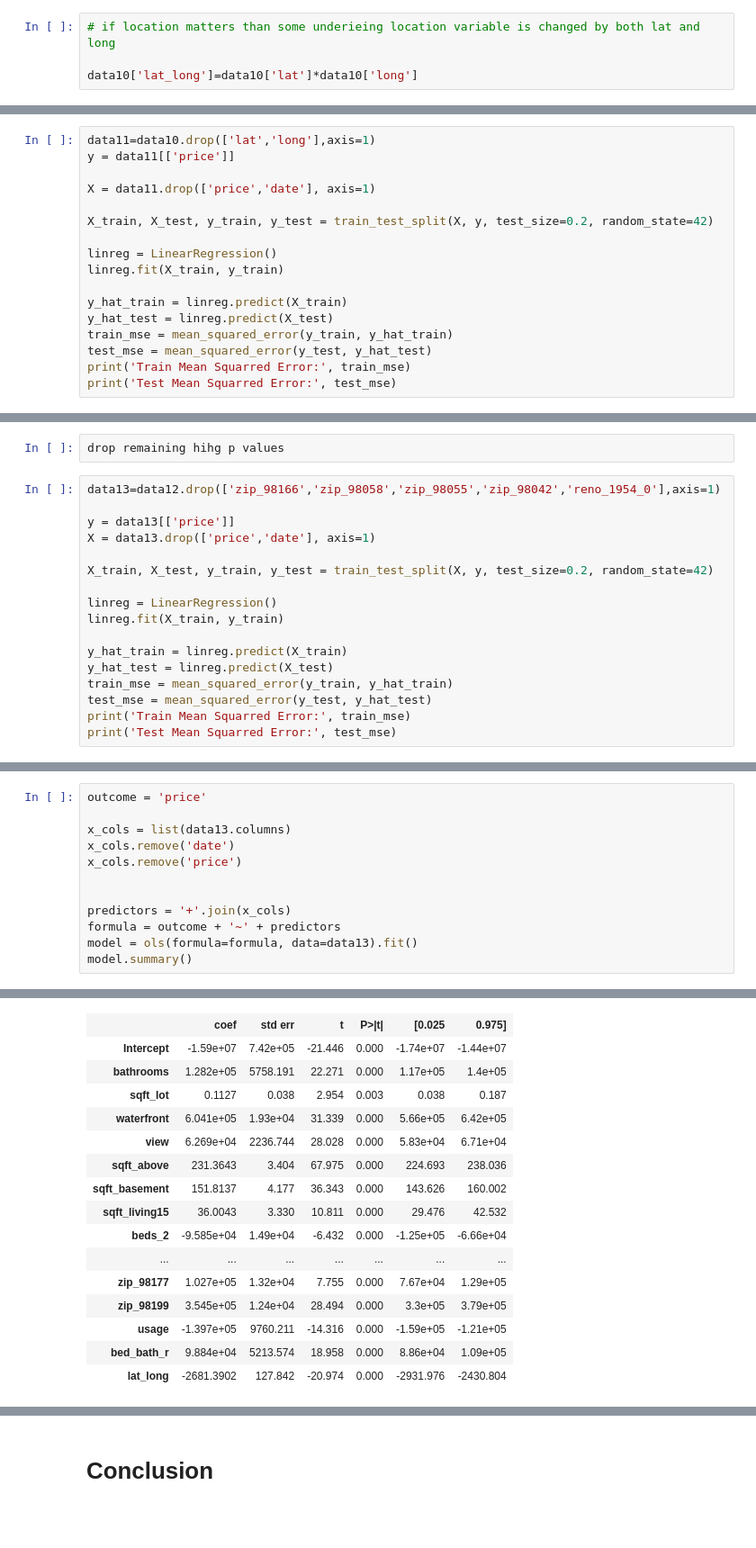
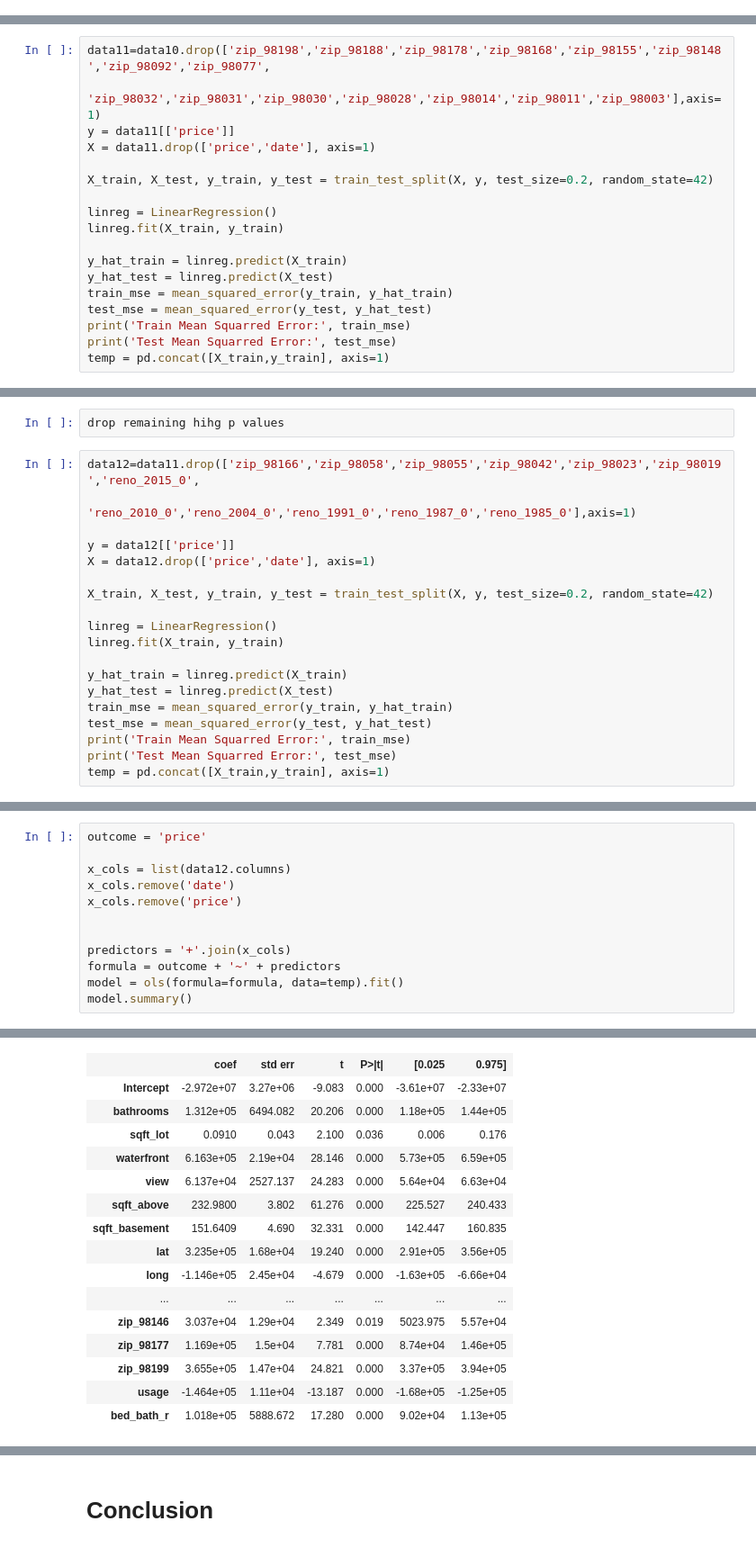
Before and after one commit to s-shader/Seattle-home-price-model, a Jupyter notebook: final1.ipynb, the cells around one changed output, grey strips where cells are left out. Shown at 90% size. Saved outputs shown, nothing was run; the diff lists cells and outputs as text; blank space fills up the shorter version.

```diff
--- a/final1.ipynb
+++ b/final1.ipynb
@@ -1546,7 +1499,3 @@ min      8.200000e+04
 75%      6.495000e+05
 max      7.060000e+06
 Name: price, dtype: float64
-# %%
-# if location matters than some underieing location variable is changed by both lat and long
-
-data10['lat_long']=data10['lat']*data10['long']
@@ -1553,7 +1529,7 @@ data10['lat_long']=data10['lat']*data10['long']
 # %%
-data11=data10.drop(['lat','long'],axis=1)
+data11=data10.drop(['zip_98198','zip_98188','zip_98178','zip_98168','zip_98155','zip_98148','zip_98092','zip_98077',
+                   'zip_98032','zip_98031','zip_98030','zip_98028','zip_98014','zip_98011','zip_98003'],axis=1)
 y = data11[['price']]
-
 X = data11.drop(['price','date'], axis=1)
 
 X_train, X_test, y_train, y_test = train_test_split(X, y, test_size=0.2, random_state=42)
@@ -1567,4 +1543,5 @@ train_mse = mean_squared_error(y_train, y_hat_train)
 test_mse = mean_squared_error(y_test, y_hat_test)
 print('Train Mean Squarred Error:', train_mse)
 print('Test Mean Squarred Error:', test_mse)
+temp = pd.concat([X_train,y_train], axis=1)
 # %% [output]
@@ -1691,10 +1597,11 @@ strong multicollinearity problems or that the design matrix is singular.
 # %%
 drop remaining hihg p values
 # %%
-data13=data12.drop(['zip_98166','zip_98058','zip_98055','zip_98042','reno_1954_0'],axis=1)
+data12=data11.drop(['zip_98166','zip_98058','zip_98055','zip_98042','zip_98023','zip_98019','reno_2015_0',
+                    'reno_2010_0','reno_2004_0','reno_1991_0','reno_1987_0','reno_1985_0'],axis=1)
 
-y = data13[['price']]
-X = data13.drop(['price','date'], axis=1)
+y = data12[['price']]
+X = data12.drop(['price','date'], axis=1)
 
 X_train, X_test, y_train, y_test = train_test_split(X, y, test_size=0.2, random_state=42)
 
@@ -1707,4 +1614,5 @@ train_mse = mean_squared_error(y_train, y_hat_train)
 test_mse = mean_squared_error(y_test, y_hat_test)
 print('Train Mean Squarred Error:', train_mse)
 print('Test Mean Squarred Error:', test_mse)
+temp = pd.concat([X_train,y_train], axis=1)
 # %% [output]
@@ -1717,14 +1629,14 @@ print(np.sqrt(25318953286.252693))
 # %%
 outcome = 'price'
 
-x_cols = list(data13.columns)
+x_cols = list(data12.columns)
 x_cols.remove('date')
 x_cols.remove('price')
 
 
 predictors = '+'.join(x_cols)
 formula = outcome + '~' + predictors
-model = ols(formula=formula, data=data13).fit()
+model = ols(formula=formula, data=temp).fit()
 model.summary()
 # %% [output]
 OLS Regression Results
@@ -1739,17 +1651,17 @@ OLS Regression Results
 | Covariance Type: | nonrobust |  |  |
 |  | coef | std err | t | P>|t| | [0.025 | 0.975] |
-| Intercept | -1.59e+07 | 7.42e+05 | -21.446 | 0.000 | -1.74e+07 | -1.44e+07 |
-| bathrooms | 1.282e+05 | 5758.191 | 22.271 | 0.000 | 1.17e+05 | 1.4e+05 |
-| sqft_lot | 0.1127 | 0.038 | 2.954 | 0.003 | 0.038 | 0.187 |
-| waterfront | 6.041e+05 | 1.93e+04 | 31.339 | 0.000 | 5.66e+05 | 6.42e+05 |
-| view | 6.269e+04 | 2236.744 | 28.028 | 0.000 | 5.83e+04 | 6.71e+04 |
-| sqft_above | 231.3643 | 3.404 | 67.975 | 0.000 | 224.693 | 238.036 |
-| sqft_basement | 151.8137 | 4.177 | 36.343 | 0.000 | 143.626 | 160.002 |
-| sqft_living15 | 36.0043 | 3.330 | 10.811 | 0.000 | 29.476 | 42.532 |
-| beds_2 | -9.585e+04 | 1.49e+04 | -6.432 | 0.000 | -1.25e+05 | -6.66e+04 |
+| Intercept | -2.972e+07 | 3.27e+06 | -9.083 | 0.000 | -3.61e+07 | -2.33e+07 |
+| bathrooms | 1.312e+05 | 6494.082 | 20.206 | 0.000 | 1.18e+05 | 1.44e+05 |
+| sqft_lot | 0.0910 | 0.043 | 2.100 | 0.036 | 0.006 | 0.176 |
+| waterfront | 6.163e+05 | 2.19e+04 | 28.146 | 0.000 | 5.73e+05 | 6.59e+05 |
+| view | 6.137e+04 | 2527.137 | 24.283 | 0.000 | 5.64e+04 | 6.63e+04 |
+| sqft_above | 232.9800 | 3.802 | 61.276 | 0.000 | 225.527 | 240.433 |
+| sqft_basement | 151.6409 | 4.690 | 32.331 | 0.000 | 142.447 | 160.835 |
+| lat | 3.235e+05 | 1.68e+04 | 19.240 | 0.000 | 2.91e+05 | 3.56e+05 |
+| long | -1.146e+05 | 2.45e+04 | -4.679 | 0.000 | -1.63e+05 | -6.66e+04 |
 | ... | ... | ... | ... | ... | ... | ... |
-| zip_98177 | 1.027e+05 | 1.32e+04 | 7.755 | 0.000 | 7.67e+04 | 1.29e+05 |
-| zip_98199 | 3.545e+05 | 1.24e+04 | 28.494 | 0.000 | 3.3e+05 | 3.79e+05 |
-| usage | -1.397e+05 | 9760.211 | -14.316 | 0.000 | -1.59e+05 | -1.21e+05 |
-| bed_bath_r | 9.884e+04 | 5213.574 | 18.958 | 0.000 | 8.86e+04 | 1.09e+05 |
-| lat_long | -2681.3902 | 127.842 | -20.974 | 0.000 | -2931.976 | -2430.804 |
+| zip_98146 | 3.037e+04 | 1.29e+04 | 2.349 | 0.019 | 5023.975 | 5.57e+04 |
+| zip_98177 | 1.169e+05 | 1.5e+04 | 7.781 | 0.000 | 8.74e+04 | 1.46e+05 |
+| zip_98199 | 3.655e+05 | 1.47e+04 | 24.821 | 0.000 | 3.37e+05 | 3.94e+05 |
+| usage | -1.464e+05 | 1.11e+04 | -13.187 | 0.000 | -1.68e+05 | -1.25e+05 |
+| bed_bath_r | 1.018e+05 | 5888.672 | 17.280 | 0.000 | 9.02e+04 | 1.13e+05 |
```
Also changed, not shown: parts of 46 cells of this notebook, 1 other file.
